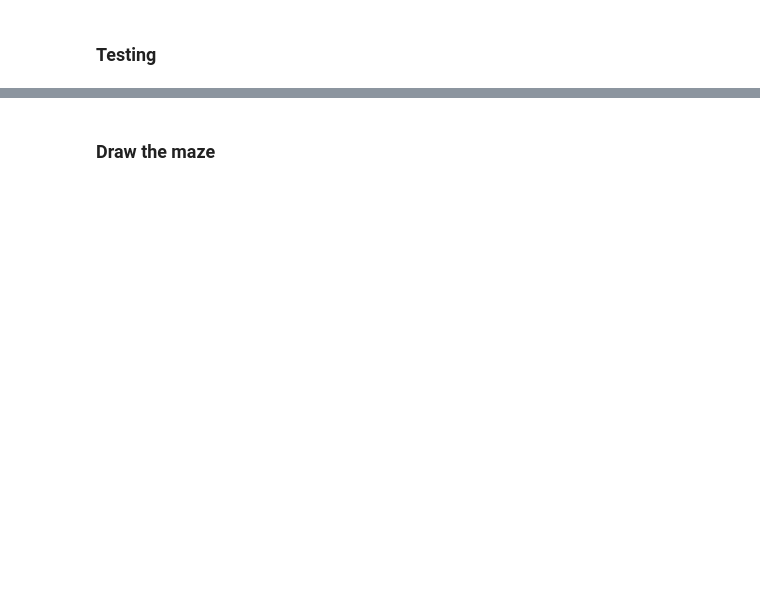
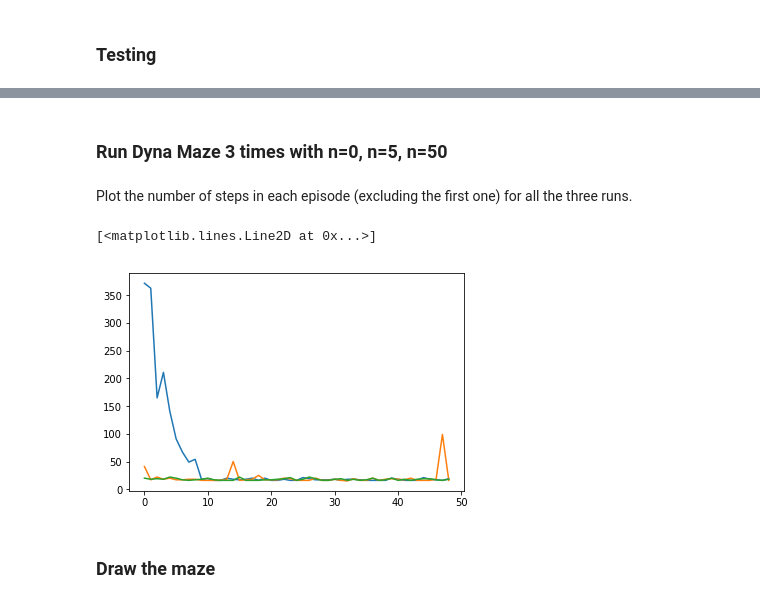
Before and after one commit to muarvyn/SuttonBartoRLBook.exercise, a Jupyter notebook: ShortcutMaze/Q-Planning.ipynb, the cells around one changed output, grey strips where cells are left out. Cells and saved outputs as stored; diff of their text form; code cells hidden in the pictures; blank space fills up the shorter version.

```diff
--- a/ShortcutMaze/Q-Planning.ipynb
+++ b/ShortcutMaze/Q-Planning.ipynb
@@ -17,7 +17,7 @@ def DynaQ(Q, ModelReward, ModelState1, Sequence, n, alpha, gamma, UNOBSERVED):
         # (c) Take action A; observe resultant reward, R, and state, S`
     for state, is_terminal, next_state, action, reward in Sequence:
         # (d) Q(S, A) ← Q(S, A) + α*[R + γ*max(a)Q(S`, a) - Q(S, A)]
-        Q[state][action] = Q[state][action] + alpha*( reward + gamma*max(Q[state]) - Q[state][action])
+        Q[state][action] = Q[state][action] + alpha*( reward + gamma*max(Q[next_state]) - Q[state][action])
         # (e) Model(S, A) ← R, S` (assuming deterministic environment)
         ModelReward[state][action] = reward
         ModelState1[state][action] = next_state
@@ -140,3 +183,25 @@ def maze_getTransition(maze, state, action):
+# %%
+alpha = 0.2
+gamma = 0.95
+n = 5
+TotalReward = 0.0
+Reward = [0.0]
+PolicyQ = DynaQPlus(Q, 0.01)
+
+def callback(e,s,r):
+    global TotalReward
+    TotalReward += r
+    if s % 100 == 0: Reward.append(TotalReward)
+
+gen = SequenceGenerator(EpsilonGreedyPolicy(PolicyQ, 0.1),
+                        lambda e: start_cell_1,
+                        lambda s,a: maze_getTransition(maze1, lambda: start_cell_1, s, a),
+                        0,
+                        3000,
+                        callback
+                       )
+sequence = iter(gen)
+DynaQ(Q, ModelReward, ModelState1, sequence, n, alpha, gamma, UNOBSERVED)
 # %%
 alpha = 0.2
 gamma = 0.95
@@ -233,13 +316,13 @@ start_cell = (3,0)
 target_cell = (5,8)
 Maze3 = buildMaze(maze_shape, maze_obstacles_3, start_cell, target_cell)
 
-class Learinig3:
+class DynaMazeLearinig:
     def __init__(self, shape):
         self.Q = np.zeros(shape)
         self.ModelReward = np.zeros(shape)
         self.ModelState1 = np.full(shape+(2,),-1)
 
-setup1 = Learinig3(shape)
+setup1 = DynaMazeLearinig(shape)
 setup1.Q[...,1] = 1.e-9
 # %%
 steps_num = np.zeros(shape=(50,), dtype=np.int32)
@@ -265,6 +349,8 @@ n = 50
 RG.seed(1)
 
 DynaQ(setup1.Q, setup1.ModelReward, setup1.ModelState1, sequence, n, alpha, gamma, UNOBSERVED)
+# %% [markdown]
+### Run Dyna Maze 3 times with n=0, n=5, n=50
 # %%
 rate = []
 
@@ -286,9 +372,14 @@ for n in [0,5,50]:
     DynaQ(setup1.Q, setup1.ModelReward, setup1.ModelState1, sequence, n, alpha, gamma, UNOBSERVED)
     rate.append([steps_num[j]-steps_num[j-1] for j in range(1,len(steps_num))])
+# %% [markdown]
+Plot the number of steps in each episode (excluding the first one) for all the three runs.
 # %%
-#plt.plot(rate[0][1:49])
-plt.plot(rate[1][1:49])
-plt.plot(rate[2][1:49])
+plt.plot(rate[0])
+plt.plot(rate[1])
+plt.plot(rate[2])
+# %% [output]
+[<matplotlib.lines.Line2D at 0x...>]
+[figure, added]
 # %%
 setup1.Q[1,4]
 # %%
```
Also changed, not shown: parts of 22 cells of this notebook.
